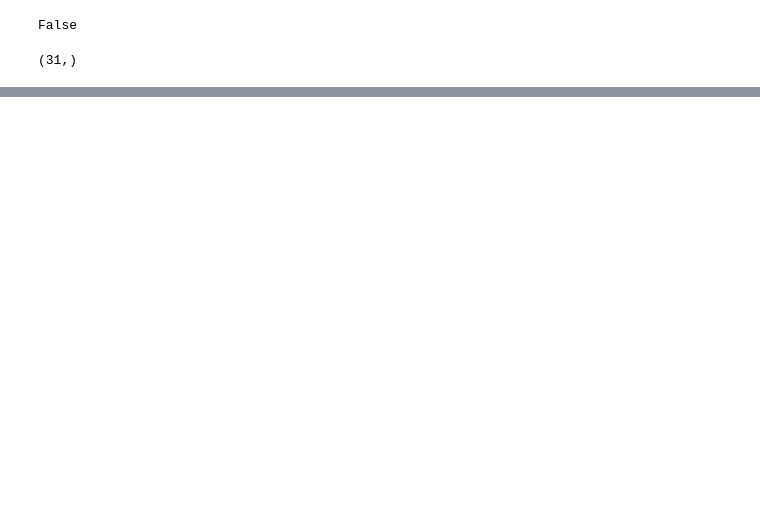
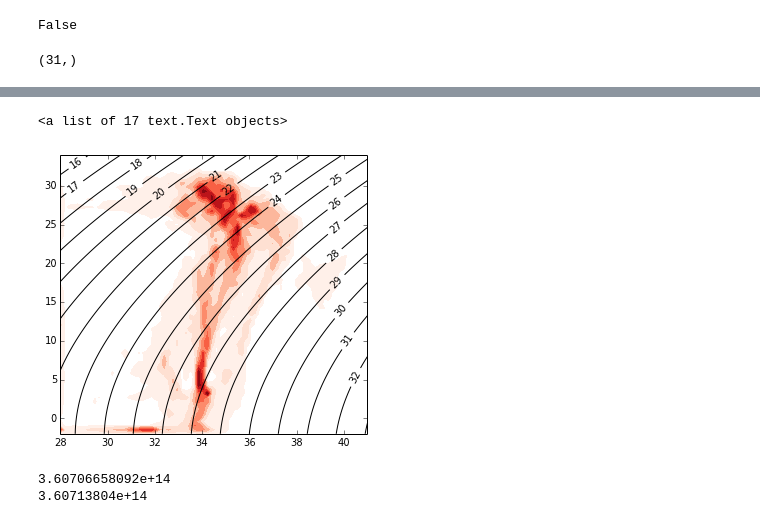
Before and after one commit to rabernat/pop_water_mass, a Jupyter notebook: notebooks/transformation_snapshot.ipynb, the cells around one changed output, grey strips where cells are left out. Drawn from its saved outputs; the diff is of its cells as text; code cells hidden in the pictures; blank space fills up the shorter version.

```diff
--- a/notebooks/transformation_snapshot.ipynb
+++ b/notebooks/transformation_snapshot.ipynb
@@ -107,0 +158,28 @@ Nt
+# %%
+NT = 70
+NS = 72
+Tlevs = np.linspace(-2,34,NT)
+Slevs = np.linspace(28,41,NS)
+SS,TT = np.meshgrid(Slevs,Tlevs)
+rho_ST, a, b = jmd95.eos(0., TT, SS)
+# %%
+A_TS = transformation.sum_inside_contours_2D(S, T, Slevs, Tlevs, area)
+# %%
+A_TS.shape = (NT, NS)
+# %%
+f = plt.figure(figsize=(5.5,5.))
+cmap = brewer2mpl.get_map('Reds', 'Sequential', 9).mpl_colormap
+Alevs = np.hstack([0.1, np.arange(1,16,2)])*1e11
+plt.contourf(Slevs, Tlevs, A_TS, Alevs, cmap=cmap)
+#plt.colorbar()
+c = plt.contour(Slevs, Tlevs, rho_ST-1000., 20, colors='k')
+plt.clabel(c, fmt='%.0f')
+# %% [output]
+<a list of 17 text.Text objects>
+[figure, added]
+# %%
+print A_TS.sum()
+print area.sum()
+# %% [output]
+3.60706658092e+14
+3.60713804e+14
```
Also changed, not shown: parts of 22 cells of this notebook, 6 other files.
